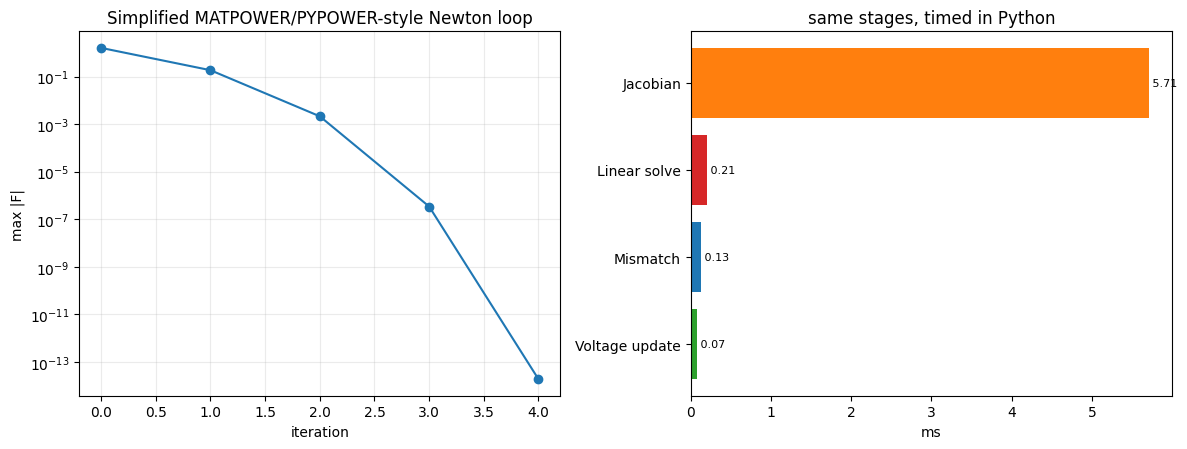
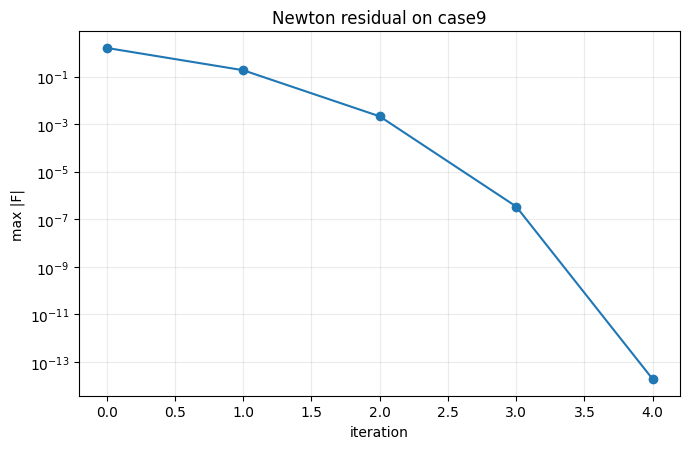
Unified diff of the notebook cell whose output changed from the first chart to the second:
--- before
+++ after
@@ -4,10 +4,9 @@
 print(f"tutorial_utils.newton_trace converged={trace.converged}, iterations={trace.iterations}, final={trace.final_mismatch:.3e}")
 display(simple_trace)
-fig, axes = plt.subplots(1, 2, figsize=(12, 4.6))
-axes[0].semilogy(simple_trace['iteration'], simple_trace['mismatch_inf_norm'], marker='o')
-axes[0].set_title('Simplified MATPOWER/PYPOWER-style Newton loop')
-axes[0].set_xlabel('iteration')
-axes[0].set_ylabel('max |F|')
-axes[0].grid(True, which='both', alpha=0.25)
-tu.plot_stage_timing(trace.stage_totals_ms, axes[1], 'same stages, timed in Python')
+fig, ax = plt.subplots(figsize=(7, 4.6))
+ax.semilogy(simple_trace['iteration'], simple_trace['mismatch_inf_norm'], marker='o')
+ax.set_title('Newton residual on case9')
+ax.set_xlabel('iteration')
+ax.set_ylabel('max |F|')
+ax.grid(True, which='both', alpha=0.25)
 plt.tight_layout()

Commit: Revise cuPF benchmark tutorials